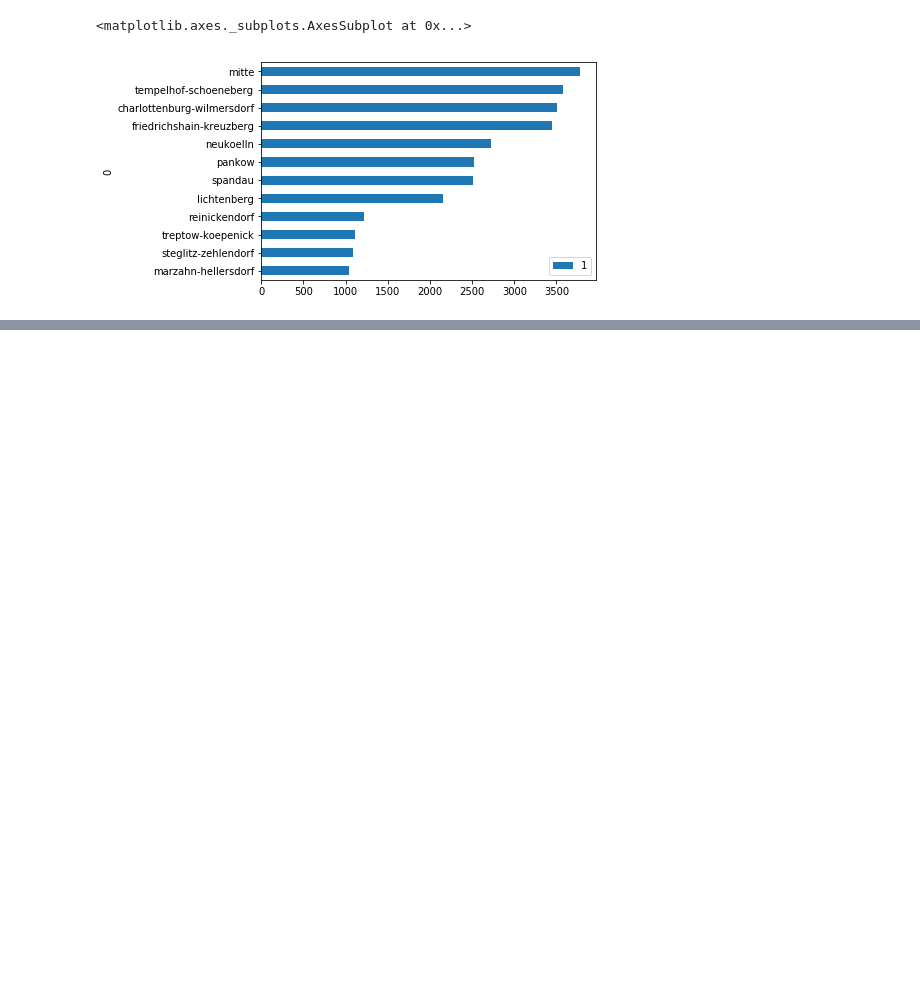
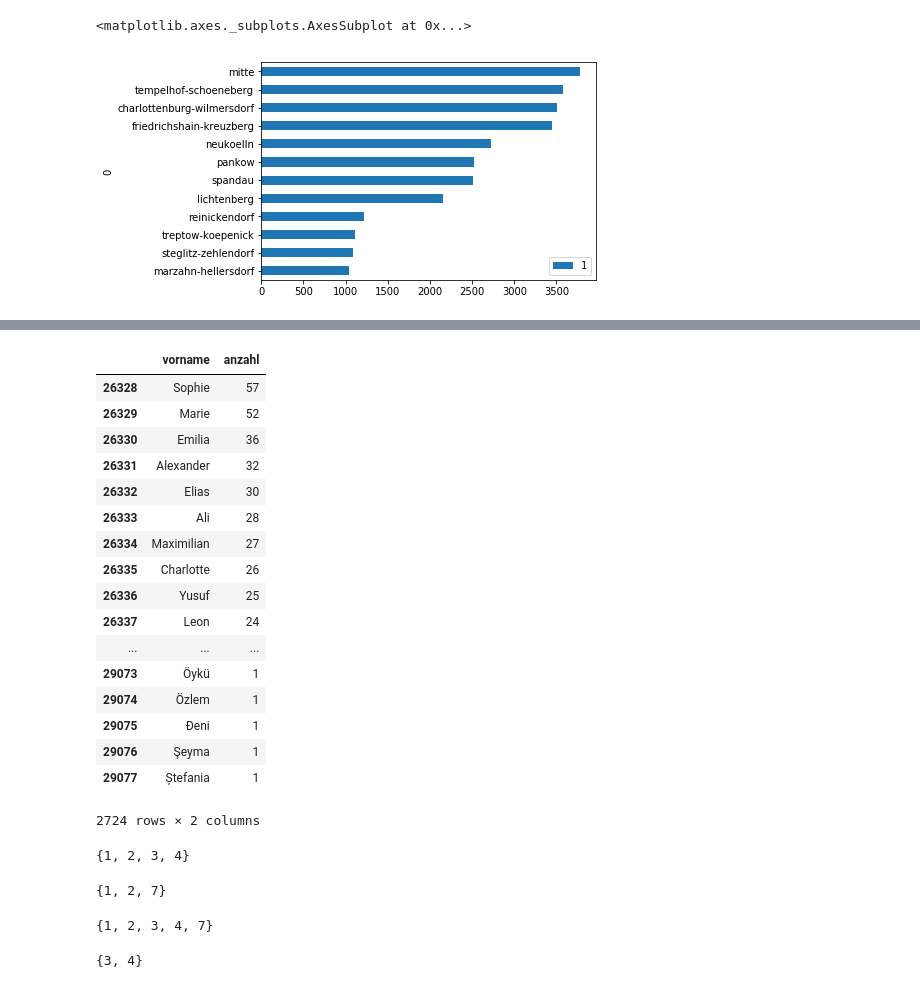
Before and after one commit to ReDI-School/data-analysis, a Jupyter notebook: class-4/Class 4.ipynb, the cells around one changed output, grey strips where cells are left out. Drawn from its saved outputs; the diff is of its cells as text; code cells hidden in the pictures; blank space fills up the shorter version.

```diff
--- a/class-4/Class 4.ipynb
+++ b/class-4/Class 4.ipynb
@@ -299,0 +507,43 @@ df_ngb.plot.barh(x=df_ngb[0])
+# %%
+neuk_unique[['vorname', 'anzahl']]
+# %% [output]
+|  | vorname | anzahl |
+| 26328 | Sophie | 57 |
+| 26329 | Marie | 52 |
+| 26330 | Emilia | 36 |
+| 26331 | Alexander | 32 |
+| 26332 | Elias | 30 |
+| 26333 | Ali | 28 |
+| 26334 | Maximilian | 27 |
+| 26335 | Charlotte | 26 |
+| 26336 | Yusuf | 25 |
+| 26337 | Leon | 24 |
+| ... | ... | ... |
+| 29073 | Öykü | 1 |
+| 29074 | Özlem | 1 |
+| 29075 | Đeni | 1 |
+| 29076 | Şeyma | 1 |
+| 29077 | Ștefania | 1 |
+2724 rows × 2 columns
+# %%
+s = set()
+s.add(2)
+s.add(3)
+s.add(3)
+s1 = set([1,2,3,3,4])
+s1
+# %% [output]
+{1, 2, 3, 4}
+# %%
+s2 = set([1,2,7])
+s2
+# %% [output]
+{1, 2, 7}
+# %%
+s1.union(s2)
+# %% [output]
+{1, 2, 3, 4, 7}
+# %%
+s1.difference(s2)
+# %% [output]
+{3, 4}
```
Also changed, not shown: parts of 49 cells of this notebook, 5 other files.
